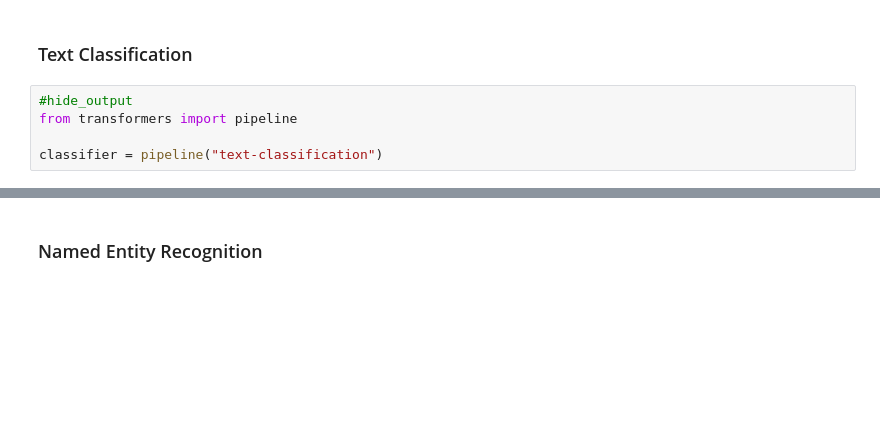
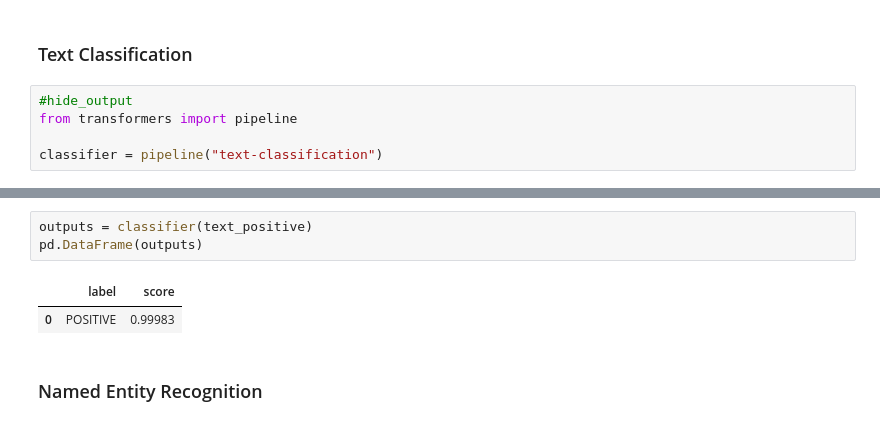
Before and after one commit to tqv-notes/transformers, a Jupyter notebook: 01_introduction.ipynb, the cells around one changed output, grey strips where cells are left out. Cells and saved outputs as stored; diff of their text form; blank space fills up the shorter version.

```diff
--- a/01_introduction.ipynb
+++ b/01_introduction.ipynb
@@ -73,6 +82,12 @@ pd.DataFrame(outputs)
 # %% [output]
 |  | label | score |
 | 0 | NEGATIVE | 0.901545 |
+# %%
+outputs = classifier(text_positive)
+pd.DataFrame(outputs)
+# %% [output]
+|  | label | score |
+| 0 | POSITIVE | 0.99983 |
 # %% [markdown]
 ### Named Entity Recognition
 # %%
```
Also changed, not shown: parts of 10 cells of this notebook.
